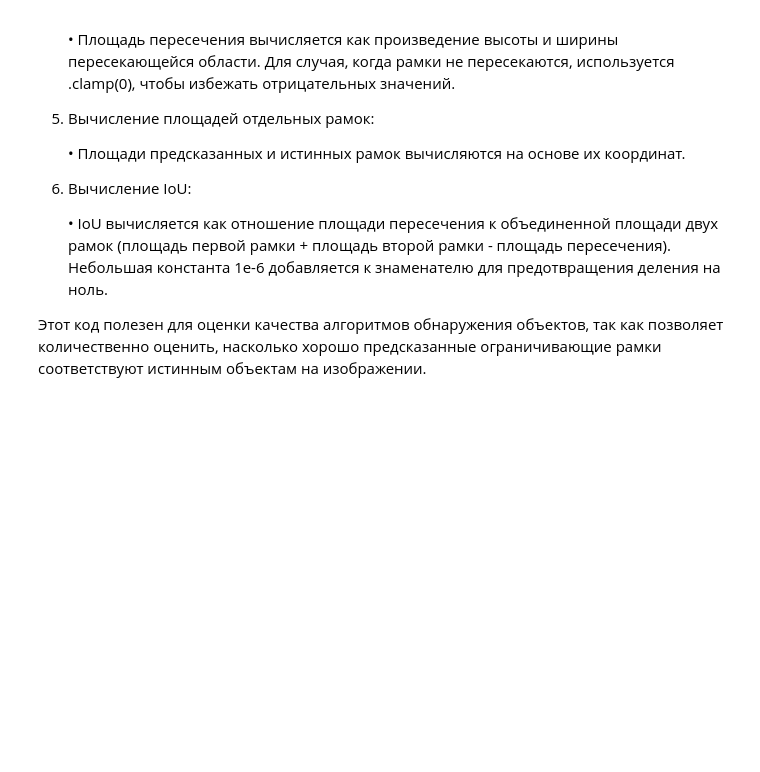
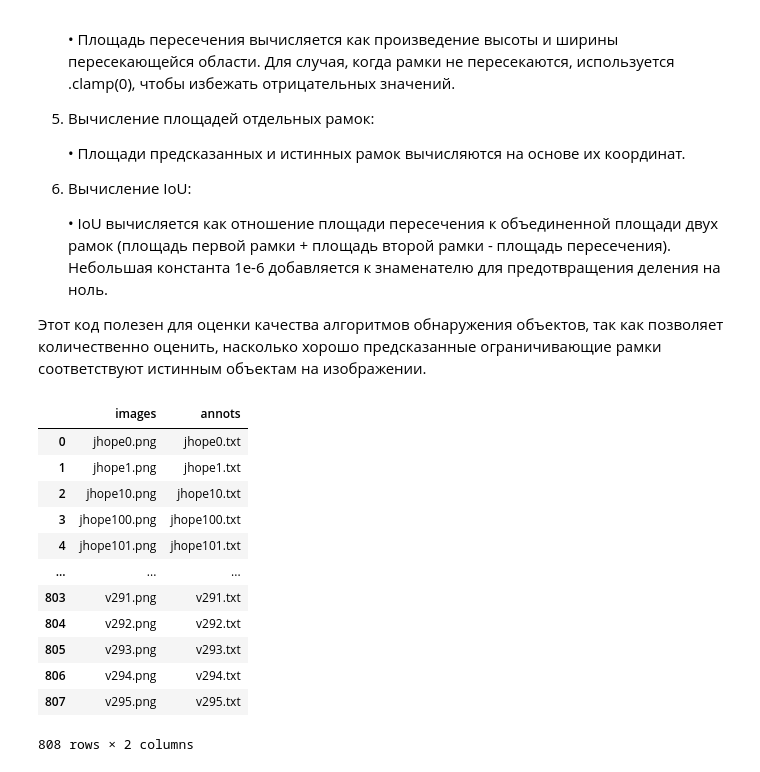
Before and after one commit to Toothless-1/BTS_YOLO_detection, a Jupyter notebook: BTS_YOLO_detection.ipynb, the cells around one changed output. Saved outputs shown, nothing was run; the diff lists cells and outputs as text; code cells hidden in the pictures; blank space fills up the shorter version.

```diff
--- a/BTS_YOLO_detection.ipynb
+++ b/BTS_YOLO_detection.ipynb
@@ -406,7 +404,7 @@ def load_checkpoint(checkpoint, model, optimizer):
 files_dir = '/kaggle/input/bts-members-detection/images'
 # %%
 images = [image for image in sorted(os.listdir(files_dir))
-                        if image[-4:]=='.png']
+                        if (image[-4:]=='.png') and (image[:-4]+'.txt' in os.listdir(files_dir))]
 annots = []
 for image in images:
     annot = image[:-4] + '.txt'
@@ -416,6 +414,22 @@ images = pd.Series(images, name='images')
 annots = pd.Series(annots, name='annots')
 df = pd.concat([images, annots], axis=1)
 df = pd.DataFrame(df)
+# %%
+df
+# %% [output]
+|  | images | annots |
+| 0 | jhope0.png | jhope0.txt |
+| 1 | jhope1.png | jhope1.txt |
+| 2 | jhope10.png | jhope10.txt |
+| 3 | jhope100.png | jhope100.txt |
+| 4 | jhope101.png | jhope101.txt |
+| ... | ... | ... |
+| 803 | v291.png | v291.txt |
+| 804 | v292.png | v292.txt |
+| 805 | v293.png | v293.txt |
+| 806 | v294.png | v294.txt |
+| 807 | v295.png | v295.txt |
+808 rows × 2 columns
 # %%
 from sklearn.model_selection import train_test_split
 # %%
```
Also changed, not shown: parts of 8 cells of this notebook.
